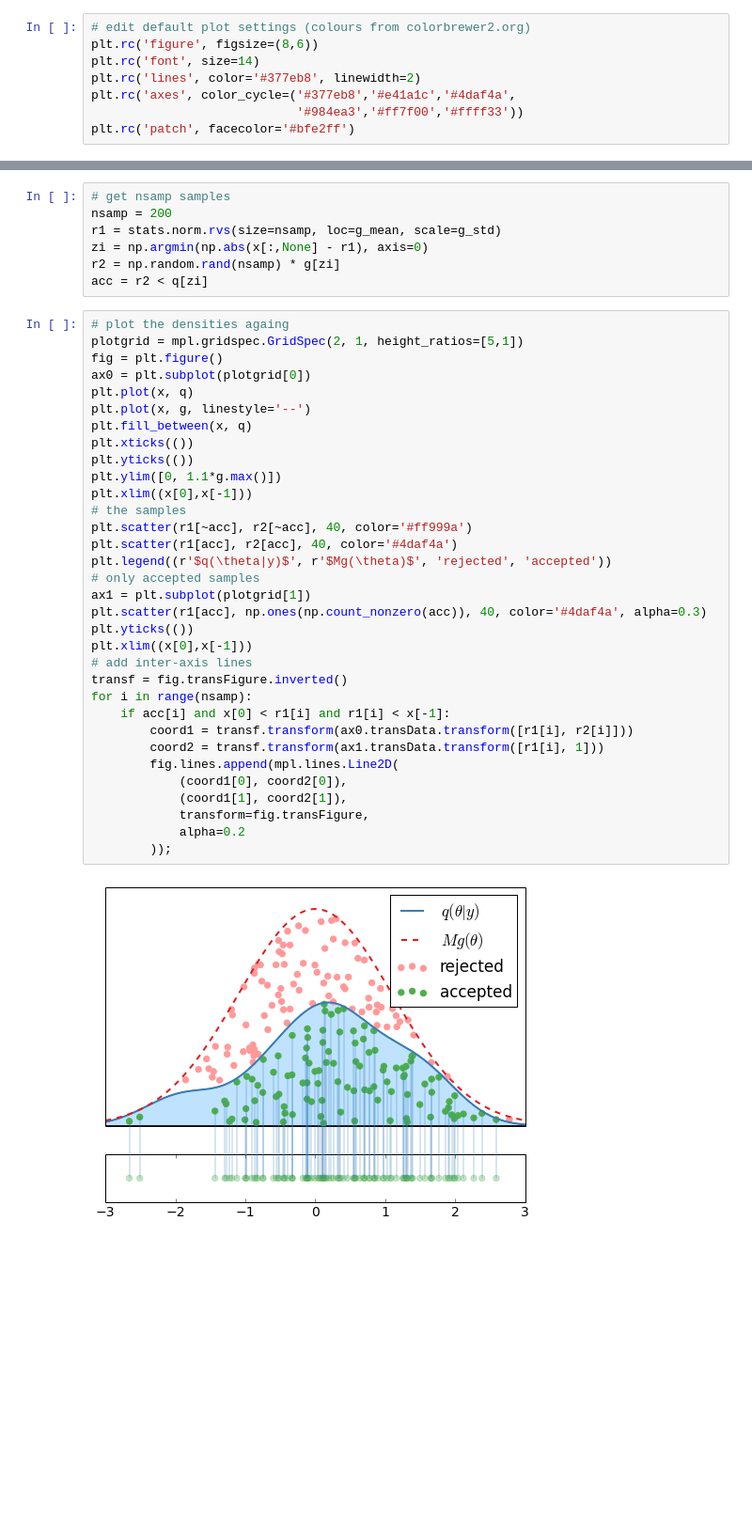
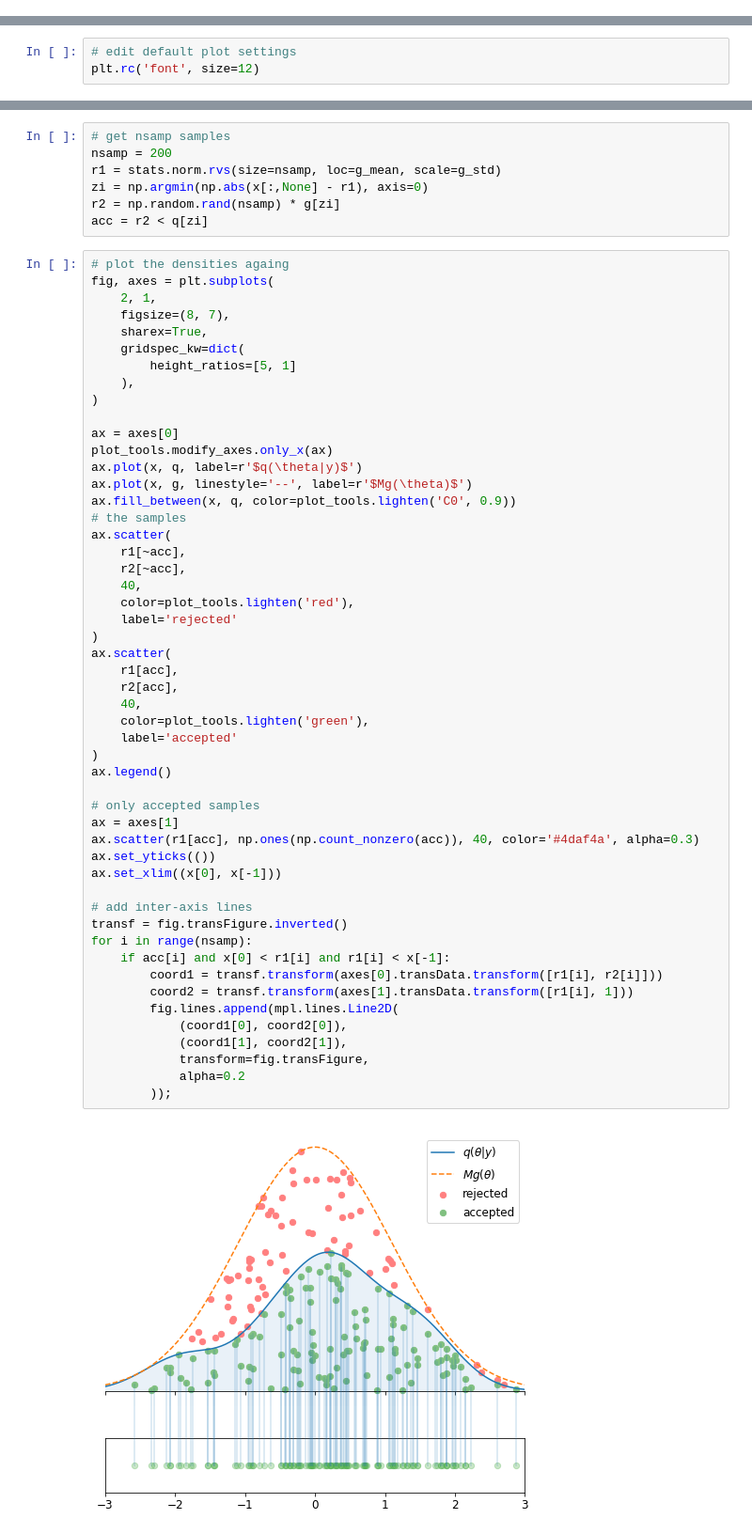
Before and after one commit to avehtari/BDA_py_demos, a Jupyter notebook: demos_ch10/demo10_1.ipynb, the cells around one changed output, grey strips where cells are left out. Shown: that part at 94% size. Saved outputs shown, nothing was run; the diff lists cells and outputs as text; blank space fills up the shorter version.

```diff
--- a/demos_ch10/demo10_1.ipynb
+++ b/demos_ch10/demo10_1.ipynb
@@ -11,11 +10,3 @@ from scipy import stats
 %matplotlib inline
 import matplotlib as mpl
 import matplotlib.pyplot as plt
-# %%
-# edit default plot settings (colours from colorbrewer2.org)
-plt.rc('figure', figsize=(8,6))
-plt.rc('font', size=14)
-plt.rc('lines', color='#377eb8', linewidth=2)
-plt.rc('axes', color_cycle=('#377eb8','#e41a1c','#4daf4a',
-                            '#984ea3','#ff7f00','#ffff33'))
-plt.rc('patch', facecolor='#bfe2ff')
@@ -22,3 +22,6 @@ plt.rc('patch', facecolor='#bfe2ff')
+# %%
+# edit default plot settings
+plt.rc('font', size=12)
 # %%
 # fake interesting distribution
 x = np.linspace(-3, 3, 200)
@@ -72,39 +75,57 @@ r2 = np.random.rand(nsamp) * g[zi]
 acc = r2 < q[zi]
 # %%
 # plot the densities againg
-plotgrid = mpl.gridspec.GridSpec(2, 1, height_ratios=[5,1])
-fig = plt.figure()
-ax0 = plt.subplot(plotgrid[0])
-plt.plot(x, q)
-plt.plot(x, g, linestyle='--')
-plt.fill_between(x, q)
-plt.xticks(())
-plt.yticks(())
-plt.ylim([0, 1.1*g.max()])
-plt.xlim((x[0],x[-1]))
+fig, axes = plt.subplots(
+    2, 1,
+    figsize=(8, 7),
+    sharex=True,
+    gridspec_kw=dict(
+        height_ratios=[5, 1]
+    ),
+)
+
+ax = axes[0]
+plot_tools.modify_axes.only_x(ax)
+ax.plot(x, q, label=r'$q(\theta|y)$')
+ax.plot(x, g, linestyle='--', label=r'$Mg(\theta)$')
+ax.fill_between(x, q, color=plot_tools.lighten('C0', 0.9))
 # the samples
-plt.scatter(r1[~acc], r2[~acc], 40, color='#ff999a')
-plt.scatter(r1[acc], r2[acc], 40, color='#4daf4a')
-plt.legend((r'$q(\theta|y)$', r'$Mg(\theta)$', 'rejected', 'accepted'))
+ax.scatter(
+    r1[~acc],
+    r2[~acc],
+    40,
+    color=plot_tools.lighten('red'),
+    label='rejected'
+)
+ax.scatter(
+    r1[acc],
+    r2[acc],
+    40,
+    color=plot_tools.lighten('green'),
+    label='accepted'
+)
+ax.legend()
+
 # only accepted samples
-ax1 = plt.subplot(plotgrid[1])
-plt.scatter(r1[acc], np.ones(np.count_nonzero(acc)), 40, color='#4daf4a', alpha=0.3)
-plt.yticks(())
-plt.xlim((x[0],x[-1]))
+ax = axes[1]
+ax.scatter(r1[acc], np.ones(np.count_nonzero(acc)), 40, color='#4daf4a', alpha=0.3)
+ax.set_yticks(())
+ax.set_xlim((x[0], x[-1]))
+
 # add inter-axis lines
 transf = fig.transFigure.inverted()
 for i in range(nsamp):
     if acc[i] and x[0] < r1[i] and r1[i] < x[-1]:
-        coord1 = transf.transform(ax0.transData.transform([r1[i], r2[i]]))
-        coord2 = transf.transform(ax1.transData.transform([r1[i], 1]))
+        coord1 = transf.transform(axes[0].transData.transform([r1[i], r2[i]]))
+        coord2 = transf.transform(axes[1].transData.transform([r1[i], 1]))
         fig.lines.append(mpl.lines.Line2D(
             (coord1[0], coord2[0]),
             (coord1[1], coord2[1]),
             transform=fig.transFigure,
             alpha=0.2
         ));
 # %% [output]
-[figure, old version]
+[figure, new version]
 # %%
 # alternative proposal distribution
 g = np.empty(x.shape)
```
Also changed, not shown: parts of 4 cells of this notebook, 1 other file.
